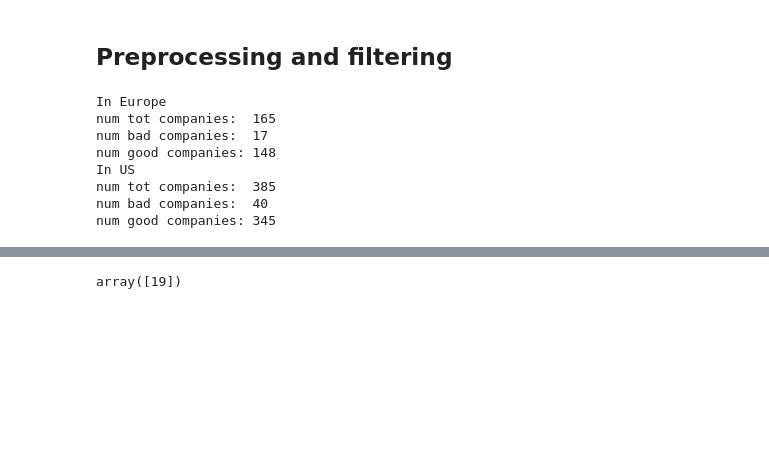
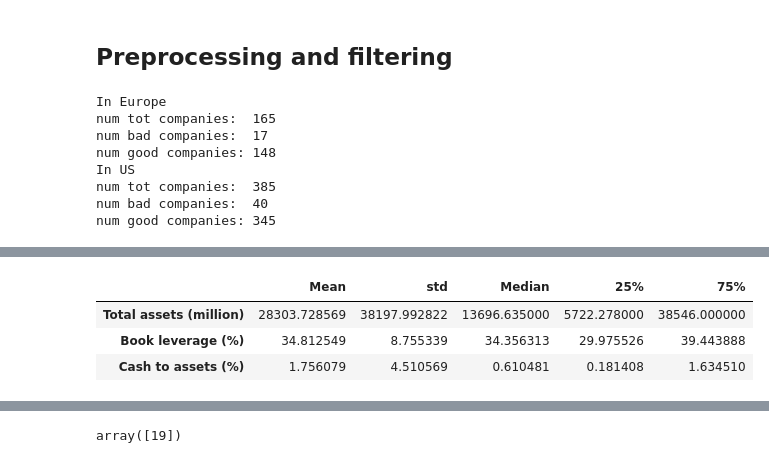
Before and after one commit to igseg/power_markets, a Jupyter notebook: companies_analysis.ipynb, the cells around one changed output, grey strips where cells are left out. Cells and saved outputs as stored; diff of their text form; code cells hidden in the pictures; blank space fills up the shorter version.

```diff
--- a/companies_analysis.ipynb
+++ b/companies_analysis.ipynb
@@ -254,0 +299,7 @@ with open('data_christina/time_series.pickle', 'rb') as handle:
+# %%
+eco_measurements_stats(data_acc[data_acc.curcd == 'USD'], measurements, names, summ_statistics, stats_names)
+# %% [output]
+|  | Mean | std | Median | 25% | 75% |
+| Total assets (million) | 28303.728569 | 38197.992822 | 13696.635000 | 5722.278000 | 38546.000000 |
+| Book leverage (%) | 34.812549 | 8.755339 | 34.356313 | 29.975526 | 39.443888 |
+| Cash to assets (%) | 1.756079 | 4.510569 | 0.610481 | 0.181408 | 1.634510 |
```
Also changed, not shown: parts of 7 cells of this notebook.
